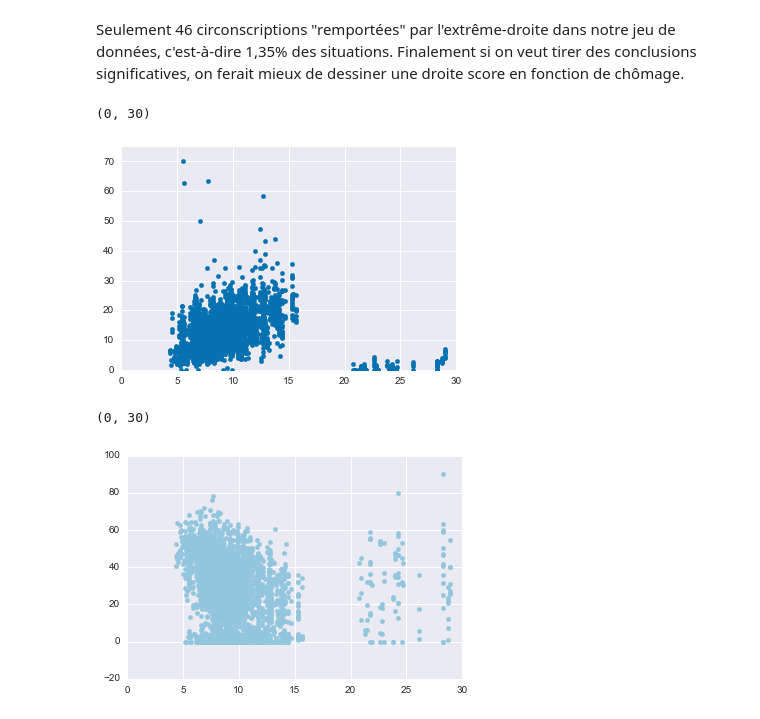
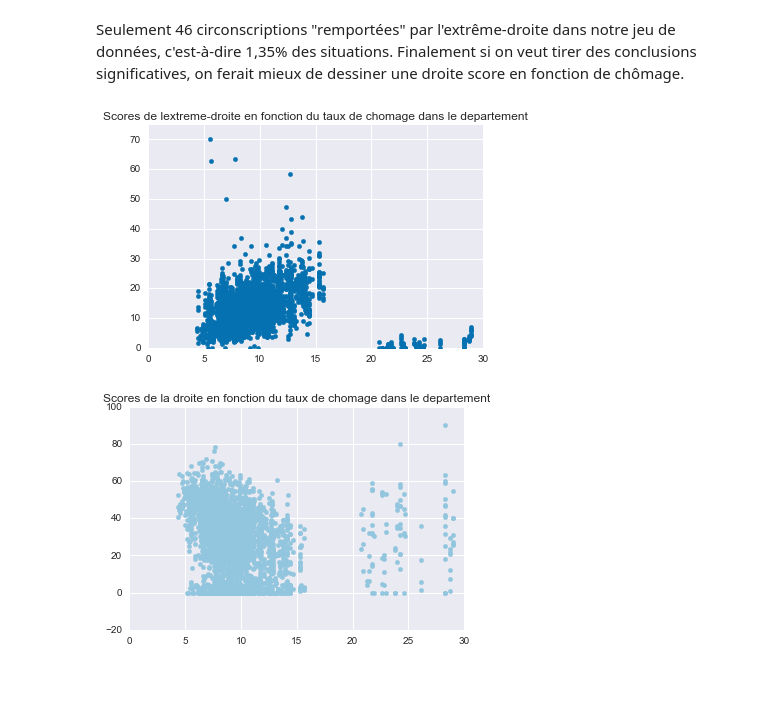
Before and after one commit to tpilewicz/legis, a Jupyter notebook: analyse/Analyse chom et âge.ipynb, the cells around one changed output. Saved outputs shown, nothing was run; the diff lists cells and outputs as text; code cells hidden in the pictures; blank space fills up the shorter version.

```diff
--- a/analyse/Analyse chom et âge.ipynb
+++ b/analyse/Analyse chom et âge.ipynb
@@ -72,20 +72,22 @@ Seulement 46 circonscriptions "remportées" par l'extrême-droite dans notre jeu
 # %%
 #la corrélation semble exister
 plt.scatter(df.chom, df.l_ED, color=color[5])
 plt.ylim(0,75)
 plt.xlim(0,30)
+plt.title("Scores de lextreme-droite en fonction du taux de chomage dans le departement")
+plt.savefig('./plots/ED_chom.png')
 
 #Les taux de chômage extrêmes correspondent aux outre-mer. Peut-être qu'une variable catégorielle pourrait les indiquer
 #Ainsi des arbres de décision traiteraient peut-être le taux de chômage différemment selon qu'il provient d'outre-mer
 #ou non ?
 # %% [output]
-(0, 30)
-[figure, old version]
+[figure, new version]
 # %%
 #comparaison avec la droite : corrélation inverse
 plt.scatter(df.chom, df.l_D, color=color[4])
 #plt.ylim(0,75)
 plt.xlim(0,30)
+plt.title("Scores de la droite en fonction du taux de chomage dans le departement")
+plt.savefig('./plots/D_chom.png')
 # %% [output]
-(0, 30)
-[figure, old version]
+[figure, new version]
```
Also changed, not shown: parts of 13 cells of this notebook, 8 other files.
